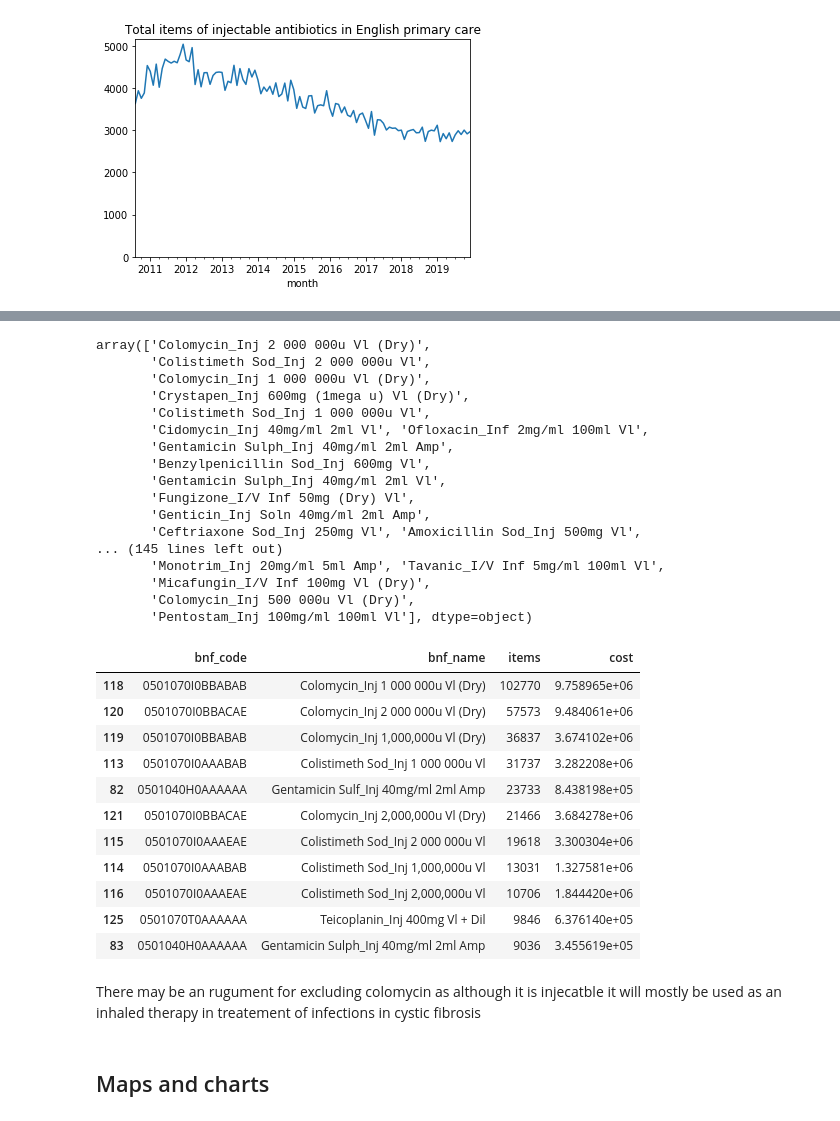
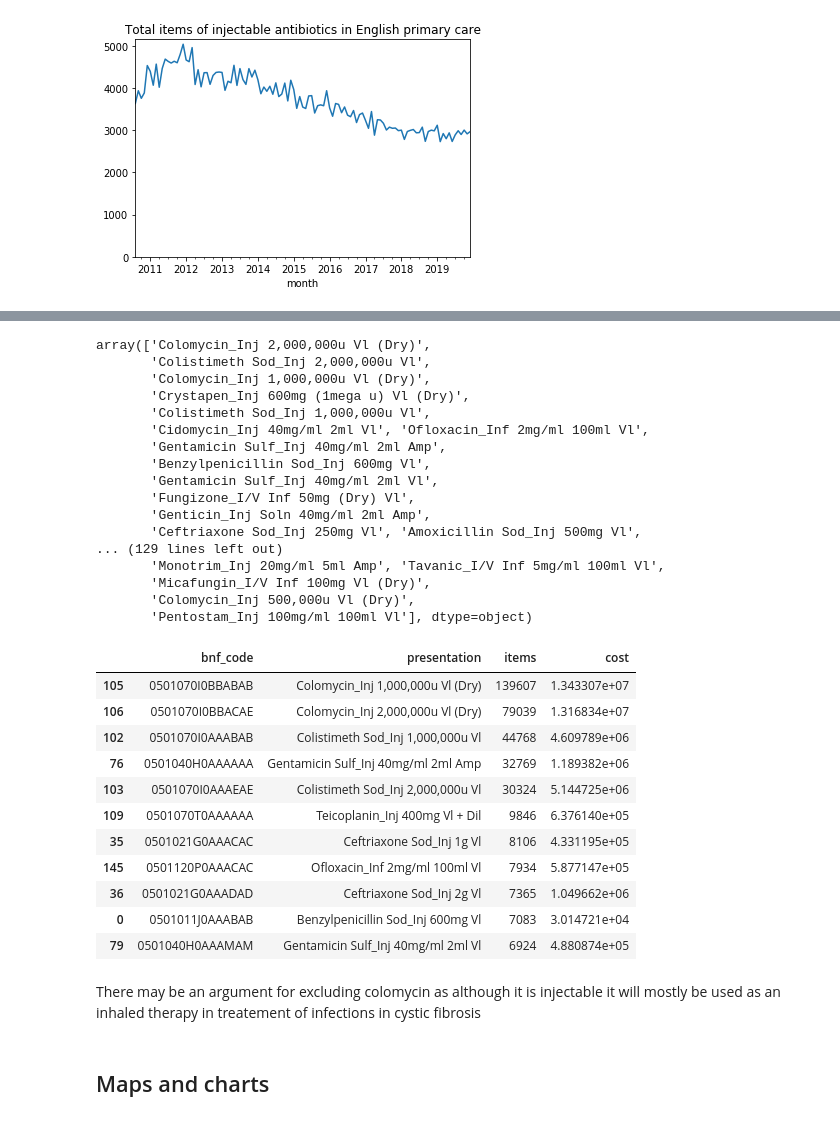
Before and after one commit to ebmdatalab/antibiotics-non-oral-routes-notebook, a Jupyter notebook: notebooks/injections.ipynb, the cells around one changed output, grey strips where cells are left out. Drawn from its saved outputs; the diff is of its cells as text; code cells hidden in the pictures.

Commit message:
changes to notebooks - removing antifungals and added join to bnf_name

```diff
--- a/notebooks/injections.ipynb
+++ b/notebooks/injections.ipynb
@@ -67,43 +73,43 @@ cost        59923
 dtype: int64
 # %%
-df_inj_abx["bnf_name"].unique()
+df_inj_abx["presentation"].unique()
 # %% [output]
-array(['Colomycin_Inj 2 000 000u Vl (Dry)',
-       'Colistimeth Sod_Inj 2 000 000u Vl',
-       'Colomycin_Inj 1 000 000u Vl (Dry)',
+array(['Colomycin_Inj 2,000,000u Vl (Dry)',
+       'Colistimeth Sod_Inj 2,000,000u Vl',
+       'Colomycin_Inj 1,000,000u Vl (Dry)',
        'Crystapen_Inj 600mg (1mega u) Vl (Dry)',
-       'Colistimeth Sod_Inj 1 000 000u Vl',
+       'Colistimeth Sod_Inj 1,000,000u Vl',
        'Cidomycin_Inj 40mg/ml 2ml Vl', 'Ofloxacin_Inf 2mg/ml 100ml Vl',
-       'Gentamicin Sulph_Inj 40mg/ml 2ml Amp',
+       'Gentamicin Sulf_Inj 40mg/ml 2ml Amp',
        'Benzylpenicillin Sod_Inj 600mg Vl',
-       'Gentamicin Sulph_Inj 40mg/ml 2ml Vl',
+       'Gentamicin Sulf_Inj 40mg/ml 2ml Vl',
        'Fungizone_I/V Inf 50mg (Dry) Vl',
        'Genticin_Inj Soln 40mg/ml 2ml Amp',
        'Ceftriaxone Sod_Inj 250mg Vl', 'Amoxicillin Sod_Inj 500mg Vl',
-... (145 lines left out)
+... (129 lines left out)
        'Monotrim_Inj 20mg/ml 5ml Amp', 'Tavanic_I/V Inf 5mg/ml 100ml Vl',
        'Micafungin_I/V Inf 100mg Vl (Dry)',
-       'Colomycin_Inj 500 000u Vl (Dry)',
+       'Colomycin_Inj 500,000u Vl (Dry)',
        'Pentostam_Inj 100mg/ml 100ml Vl'], dtype=object)
 # %%
 ##groupby bnf name  to see largest volume in terms of items
-df_products = df_inj_abx.groupby(['bnf_code', 'bnf_name']).sum().reset_index().sort_values(by = 'items', ascending = False)
+df_products = df_inj_abx.groupby(['bnf_code', 'presentation']).sum().reset_index().sort_values(by = 'items', ascending = False)
 df_products.head(11)
 # %% [output]
-|  | bnf_code | bnf_name | items | cost |
-| 118 | 0501070I0BBABAB | Colomycin_Inj 1 000 000u Vl (Dry) | 102770 | 9.758965e+06 |
-| 120 | 0501070I0BBACAE | Colomycin_Inj 2 000 000u Vl (Dry) | 57573 | 9.484061e+06 |
-| 119 | 0501070I0BBABAB | Colomycin_Inj 1,000,000u Vl (Dry) | 36837 | 3.674102e+06 |
-| 113 | 0501070I0AAABAB | Colistimeth Sod_Inj 1 000 000u Vl | 31737 | 3.282208e+06 |
-| 82 | 0501040H0AAAAAA | Gentamicin Sulf_Inj 40mg/ml 2ml Amp | 23733 | 8.438198e+05 |
-| 121 | 0501070I0BBACAE | Colomycin_Inj 2,000,000u Vl (Dry) | 21466 | 3.684278e+06 |
-| 115 | 0501070I0AAAEAE | Colistimeth Sod_Inj 2 000 000u Vl | 19618 | 3.300304e+06 |
-| 114 | 0501070I0AAABAB | Colistimeth Sod_Inj 1,000,000u Vl | 13031 | 1.327581e+06 |
-| 116 | 0501070I0AAAEAE | Colistimeth Sod_Inj 2,000,000u Vl | 10706 | 1.844420e+06 |
-| 125 | 0501070T0AAAAAA | Teicoplanin_Inj 400mg Vl + Dil | 9846 | 6.376140e+05 |
-| 83 | 0501040H0AAAAAA | Gentamicin Sulph_Inj 40mg/ml 2ml Amp | 9036 | 3.455619e+05 |
+|  | bnf_code | presentation | items | cost |
+| 105 | 0501070I0BBABAB | Colomycin_Inj 1,000,000u Vl (Dry) | 139607 | 1.343307e+07 |
+| 106 | 0501070I0BBACAE | Colomycin_Inj 2,000,000u Vl (Dry) | 79039 | 1.316834e+07 |
+| 102 | 0501070I0AAABAB | Colistimeth Sod_Inj 1,000,000u Vl | 44768 | 4.609789e+06 |
+| 76 | 0501040H0AAAAAA | Gentamicin Sulf_Inj 40mg/ml 2ml Amp | 32769 | 1.189382e+06 |
+| 103 | 0501070I0AAAEAE | Colistimeth Sod_Inj 2,000,000u Vl | 30324 | 5.144725e+06 |
+| 109 | 0501070T0AAAAAA | Teicoplanin_Inj 400mg Vl + Dil | 9846 | 6.376140e+05 |
+| 35 | 0501021G0AAACAC | Ceftriaxone Sod_Inj 1g Vl | 8106 | 4.331195e+05 |
+| 145 | 0501120P0AAACAC | Ofloxacin_Inf 2mg/ml 100ml Vl | 7934 | 5.877147e+05 |
+| 36 | 0501021G0AAADAD | Ceftriaxone Sod_Inj 2g Vl | 7365 | 1.049662e+06 |
+| 0 | 0501011J0AAABAB | Benzylpenicillin Sod_Inj 600mg Vl | 7083 | 3.014721e+04 |
+| 79 | 0501040H0AAAMAM | Gentamicin Sulf_Inj 40mg/ml 2ml Vl | 6924 | 4.880874e+05 |
 # %% [markdown]
-There may be an rugument for excluding colomycin as although it is injecatble it will mostly be used as an inhaled therapy in treatement of infections in cystic fibrosis
+There may be an argument for excluding colomycin as although it is injectable it will mostly be used as an inhaled therapy in treatement of infections in cystic fibrosis
 # %% [markdown]
 ## Maps and charts
 # %%
```
Also changed, not shown: parts of 3 cells of this notebook, 7 other files.
